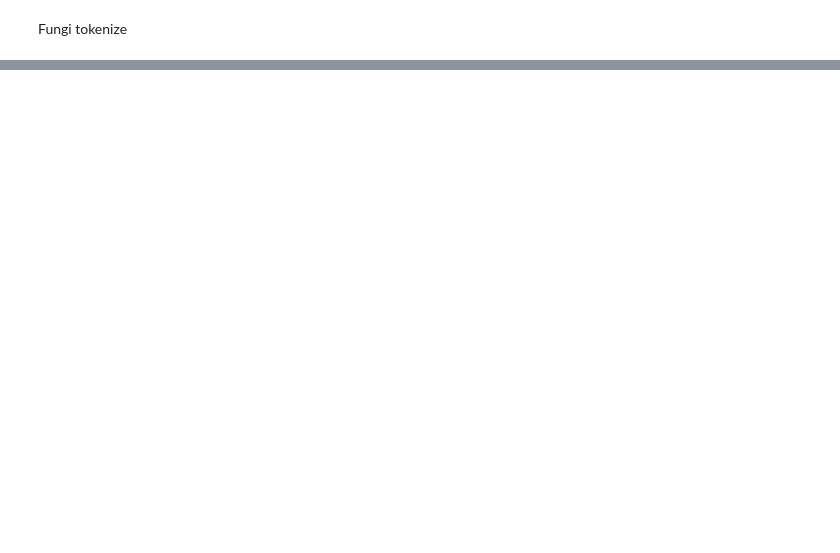
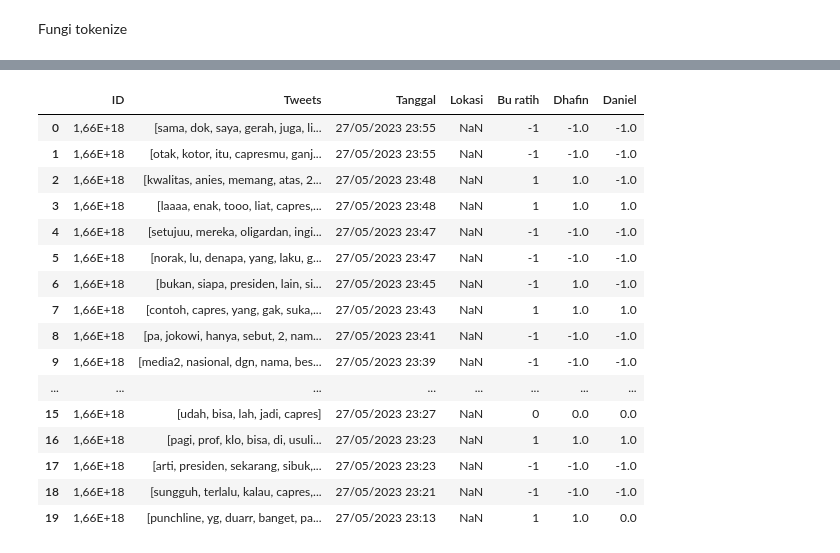
Before and after one commit to fhinnn/Twitter_crawl, a Jupyter notebook: notebook/Textprocessing_Data.ipynb, the cells around one changed output, grey strips where cells are left out. Drawn from its saved outputs; the diff is of its cells as text; code cells hidden in the pictures; blank space fills up the shorter version.

```diff
--- a/notebook/Textprocessing_Data.ipynb
+++ b/notebook/Textprocessing_Data.ipynb
@@ -115,6 +113,6 @@ from Sastrawi.Stemmer.StemmerFactory import StemmerFactory
 # %%
-# def stemming_text(text):
-#     tokens = word_tokenize(text)
-#     stemmed_tokens = [stemmer.stem(token) for token in tokens]
-#     stemmed_text = ' '.join(stemmed_tokens)
-#     return stemmed_text
+def stem_text(tokens):
+    factory = StemmerFactory()
+    stemmer = factory.create_stemmer()
+    stemmed_tokens = [stemmer.stem(token) for token in tokens]
+    return stemmed_tokens
@@ -145,0 +119,23 @@ from Sastrawi.Stemmer.StemmerFactory import StemmerFactory
+# %%
+df_pemilu_subset = df_pemilu.head(20).copy()
+df_pemilu_subset['Tweets'] = df_pemilu_subset['Tweets'].apply(stem_text)
+# %%
+df_pemilu_subset.head(20)
+# %% [output]
+|  | ID | Tweets | Tanggal | Lokasi | Bu ratih | Dhafin | Daniel |
+| 0 | 1,66E+18 | [sama, dok, saya, gerah, juga, li... | 27/05/2023 23:55 | NaN | -1 | -1.0 | -1.0 |
+| 1 | 1,66E+18 | [otak, kotor, itu, capresmu, ganj... | 27/05/2023 23:55 | NaN | -1 | -1.0 | -1.0 |
+| 2 | 1,66E+18 | [kwalitas, anies, memang, atas, 2... | 27/05/2023 23:48 | NaN | 1 | 1.0 | -1.0 |
+| 3 | 1,66E+18 | [laaaa, enak, tooo, liat, capres,... | 27/05/2023 23:48 | NaN | 1 | 1.0 | 1.0 |
+| 4 | 1,66E+18 | [setujuu, mereka, oligardan, ingi... | 27/05/2023 23:47 | NaN | -1 | -1.0 | -1.0 |
+| 5 | 1,66E+18 | [norak, lu, denapa, yang, laku, g... | 27/05/2023 23:47 | NaN | -1 | -1.0 | -1.0 |
+| 6 | 1,66E+18 | [bukan, siapa, presiden, lain, si... | 27/05/2023 23:45 | NaN | -1 | 1.0 | -1.0 |
+| 7 | 1,66E+18 | [contoh, capres, yang, gak, suka,... | 27/05/2023 23:43 | NaN | 1 | 1.0 | 1.0 |
+| 8 | 1,66E+18 | [pa, jokowi, hanya, sebut, 2, nam... | 27/05/2023 23:41 | NaN | -1 | -1.0 | -1.0 |
+| 9 | 1,66E+18 | [media2, nasional, dgn, nama, bes... | 27/05/2023 23:39 | NaN | -1 | -1.0 | -1.0 |
+| ... | ... | ... | ... | ... | ... | ... | ... |
+| 15 | 1,66E+18 | [udah, bisa, lah, jadi, capres] | 27/05/2023 23:27 | NaN | 0 | 0.0 | 0.0 |
+| 16 | 1,66E+18 | [pagi, prof, klo, bisa, di, usuli... | 27/05/2023 23:23 | NaN | 1 | 1.0 | 1.0 |
+| 17 | 1,66E+18 | [arti, presiden, sekarang, sibuk,... | 27/05/2023 23:23 | NaN | -1 | -1.0 | -1.0 |
+| 18 | 1,66E+18 | [sungguh, terlalu, kalau, capres,... | 27/05/2023 23:21 | NaN | -1 | -1.0 | -1.0 |
+| 19 | 1,66E+18 | [punchline, yg, duarr, banget, pa... | 27/05/2023 23:13 | NaN | 1 | 1.0 | 0.0 |
```
Also changed, not shown: parts of 17 cells of this notebook, 1 other file.
